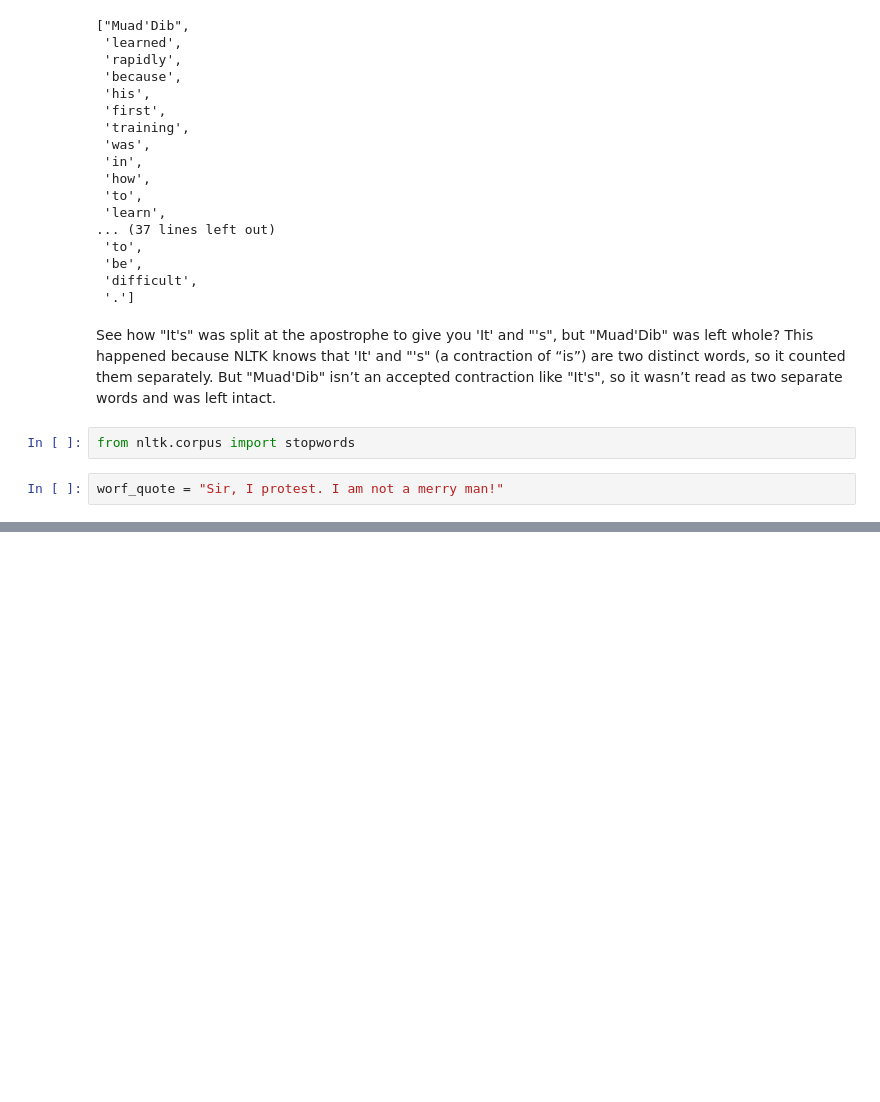
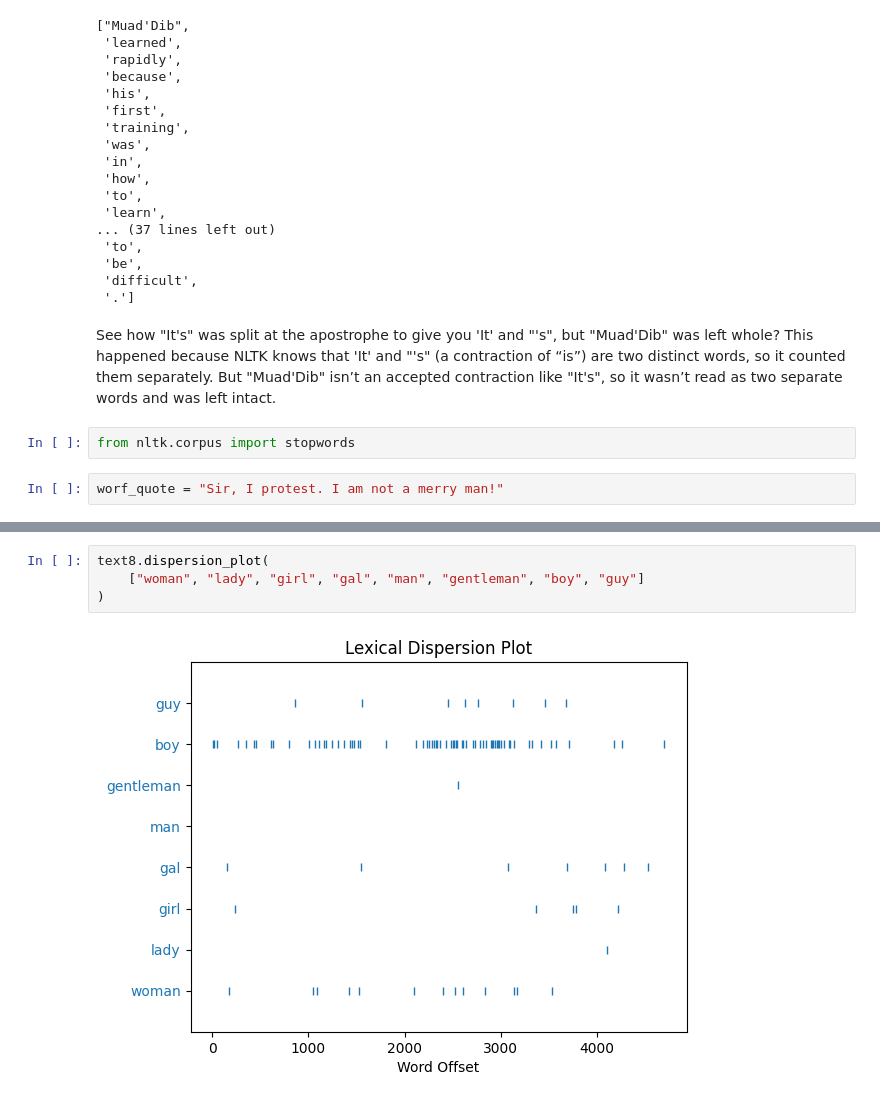
Before and after one commit to ShreyCitrusbug/AI-ML_Learning, a Jupyter notebook: introduction_nlp/nltk_tutorial.ipynb, the cells around one changed output, grey strips where cells are left out. Cells and saved outputs as stored; diff of their text form; blank space fills up the shorter version.

```diff
--- a/introduction_nlp/nltk_tutorial.ipynb
+++ b/introduction_nlp/nltk_tutorial.ipynb
@@ -55,0 +438,6 @@ worf_quote = "Sir, I protest. I am not a merry man!"
+# %%
+text8.dispersion_plot(
+    ["woman", "lady", "girl", "gal", "man", "gentleman", "boy", "guy"]
+)
+# %% [output]
+[figure, added]
```
Also changed, not shown: parts of 67 cells of this notebook, 4 other files.
